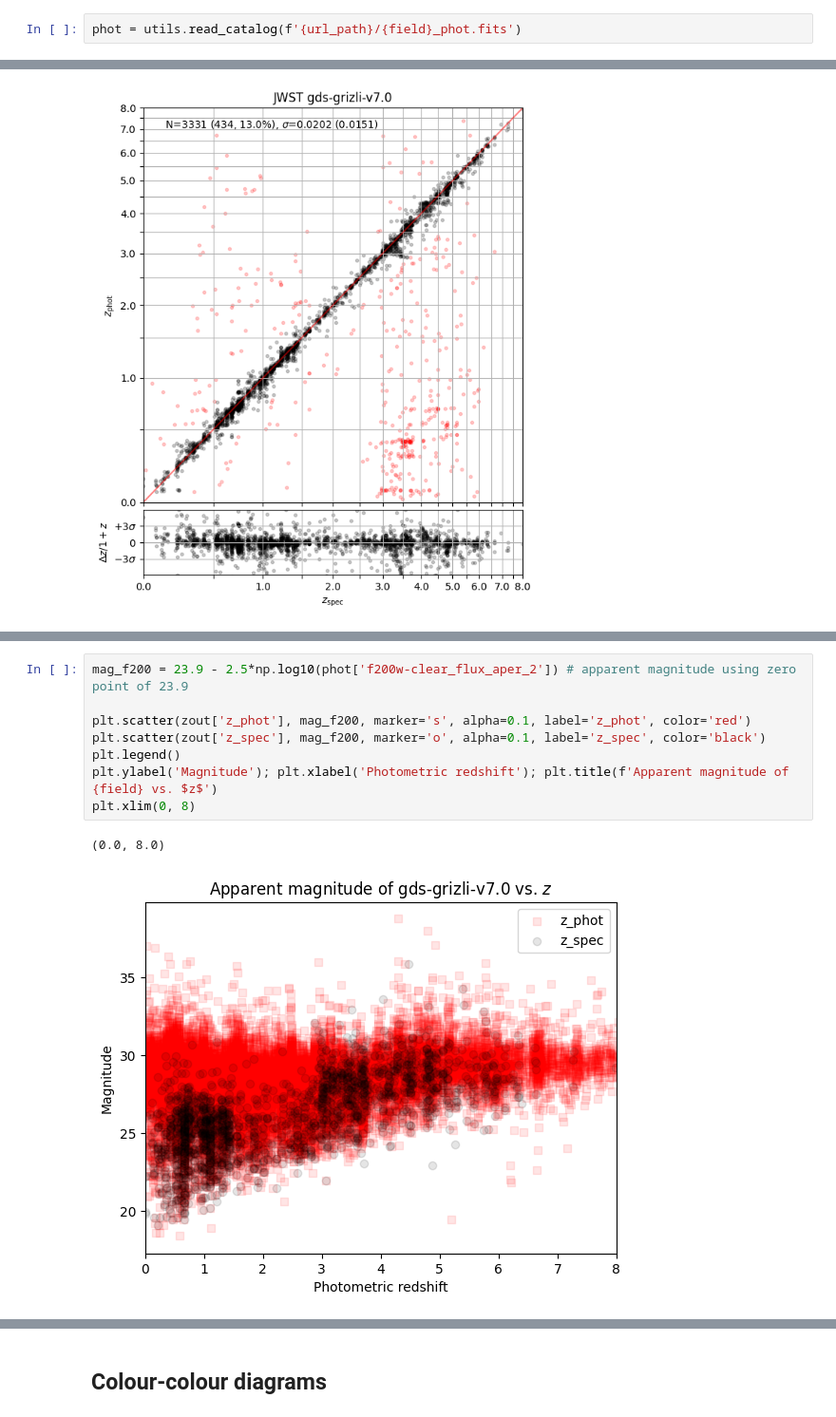
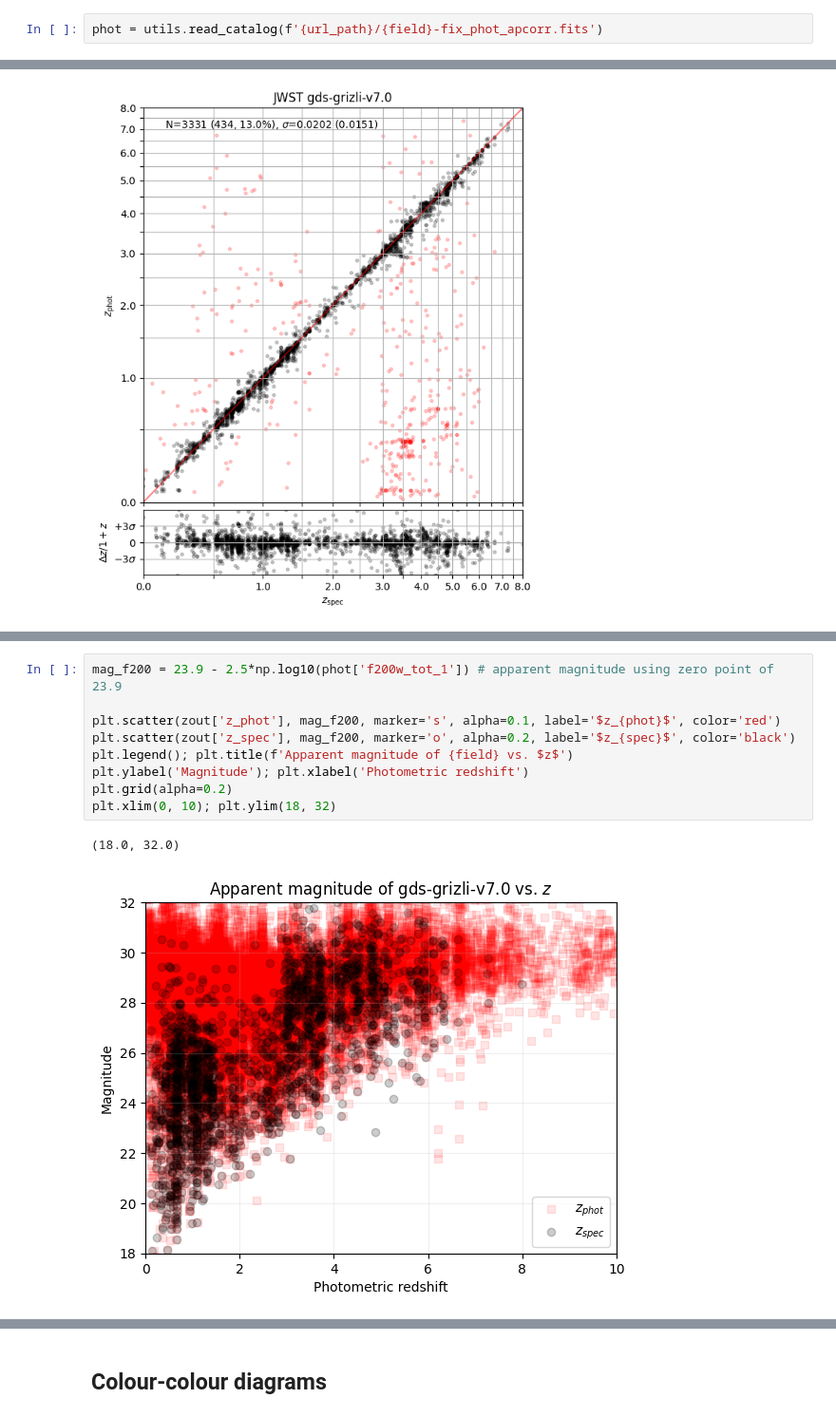
Before and after one commit to mayamerch/block-3-project, a Jupyter notebook: gds field.ipynb, the cells around one changed output, grey strips where cells are left out. Shown at 95% size. Drawn from its saved outputs; the diff is of its cells as text.

Commit message:
more plotting

```diff
--- a/gds field.ipynb
+++ b/gds field.ipynb
@@ -37,7 +41,7 @@ eazy-py version: 0.6.8
 field = 'gds-grizli-v7.0'
 url_path = 'https://s3.amazonaws.com/grizli-v2/JwstMosaics/v7'
 # %%
-phot = utils.read_catalog(f'{url_path}/{field}_phot.fits')
+phot = utils.read_catalog(f'{url_path}/{field}-fix_phot_apcorr.fits')
 # %%
 import eazy.hdf5
 
@@ -96,11 +109,12 @@ Text(0.5, 1.0, 'JWST gds-grizli-v7.0')
 # %%
-mag_f200 = 23.9 - 2.5*np.log10(phot['f200w-clear_flux_aper_2']) # apparent magnitude using zero point of 23.9
+mag_f200 = 23.9 - 2.5*np.log10(phot['f200w_tot_1']) # apparent magnitude using zero point of 23.9
 
-plt.scatter(zout['z_phot'], mag_f200, marker='s', alpha=0.1, label='z_phot', color='red')
-plt.scatter(zout['z_spec'], mag_f200, marker='o', alpha=0.1, label='z_spec', color='black')
-plt.legend()
-plt.ylabel('Magnitude'); plt.xlabel('Photometric redshift'); plt.title(f'Apparent magnitude of {field} vs. $z$')
-plt.xlim(0, 8)
+plt.scatter(zout['z_phot'], mag_f200, marker='s', alpha=0.1, label='$z_{phot}$', color='red')
+plt.scatter(zout['z_spec'], mag_f200, marker='o', alpha=0.2, label='$z_{spec}$', color='black')
+plt.legend(); plt.title(f'Apparent magnitude of {field} vs. $z$')
+plt.ylabel('Magnitude'); plt.xlabel('Photometric redshift')
+plt.grid(alpha=0.2)
+plt.xlim(0, 10); plt.ylim(18, 32)
 # %% [output]
-(0.0, 8.0)
+(18.0, 32.0)
-[figure, old version]
+[figure, new version]
```
Also changed, not shown: parts of 28 cells of this notebook, 1 other file.
